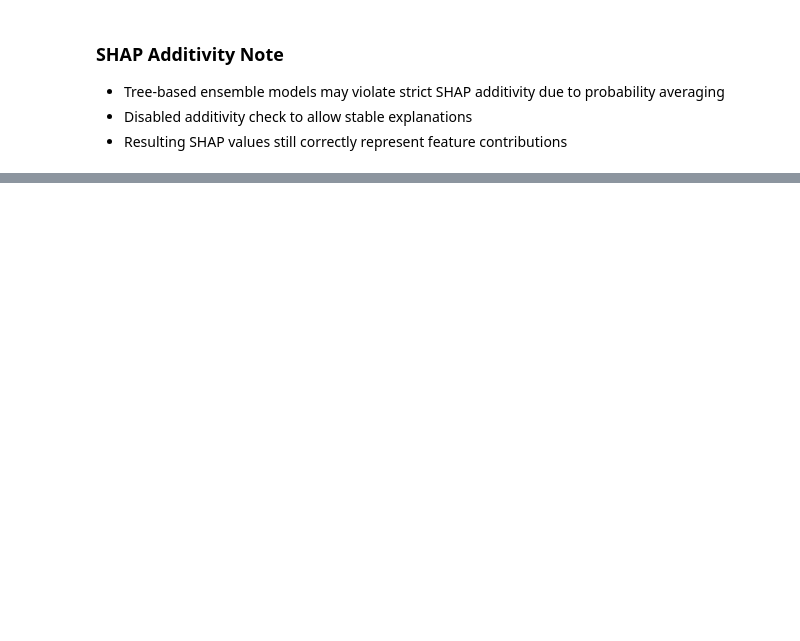
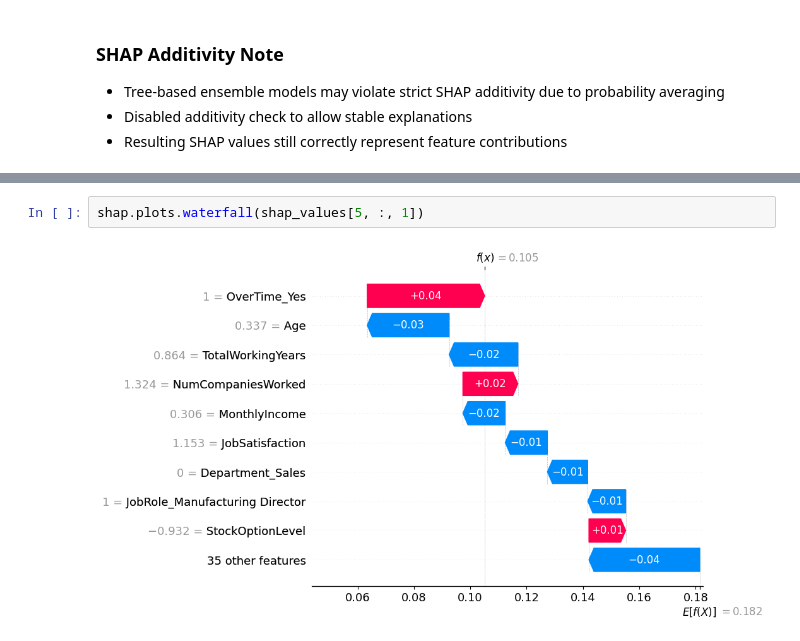
Before and after one commit to Nhowmitha-suresh/WorkSight-Explainable-Employee-Attrition-Risk-Intelligence, a Jupyter notebook: notebooks/01_data_understanding.ipynb, the cells around one changed output, grey strips where cells are left out. Saved outputs shown, nothing was run; the diff lists cells and outputs as text; blank space fills up the shorter version.

```diff
--- a/notebooks/01_data_understanding.ipynb
+++ b/notebooks/01_data_understanding.ipynb
@@ -533,0 +547,4 @@ shap.summary_plot(shap_values, X_test_df)
+# %%
+shap.plots.waterfall(shap_values[5, :, 1])
+# %% [output]
+[figure, added]
```
Also changed, not shown: parts of 5 cells of this notebook, 1 other file.
